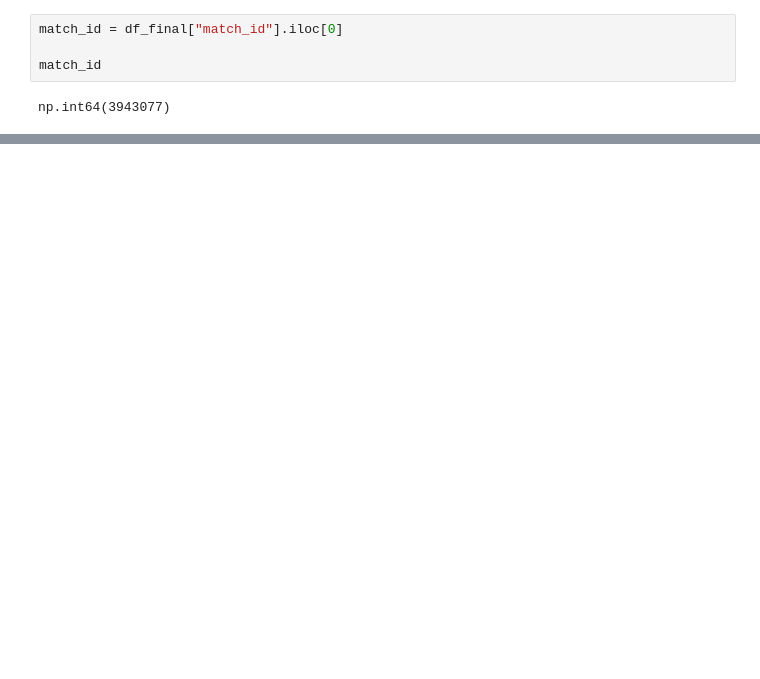
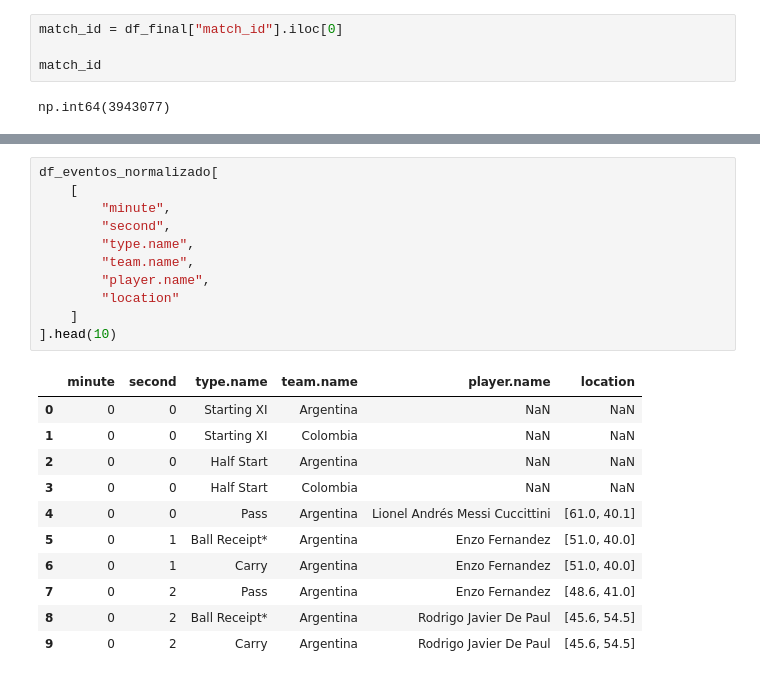
Before and after one commit to manupardo29/football-match-analysis, a Jupyter notebook: notebooks/01_primer_analisis.ipynb, the cells around one changed output, grey strips where cells are left out. Saved outputs shown, nothing was run; the diff lists cells and outputs as text; blank space fills up the shorter version.

```diff
--- a/notebooks/01_primer_analisis.ipynb
+++ b/notebooks/01_primer_analisis.ipynb
@@ -108,0 +107,23 @@ np.int64(3943077)
+# %%
+df_eventos_normalizado[
+    [
+        "minute",
+        "second",
+        "type.name",
+        "team.name",
+        "player.name",
+        "location"
+    ]
+].head(10)
+# %% [output]
+|  | minute | second | type.name | team.name | player.name | location |
+| 0 | 0 | 0 | Starting XI | Argentina | NaN | NaN |
+| 1 | 0 | 0 | Starting XI | Colombia | NaN | NaN |
+| 2 | 0 | 0 | Half Start | Argentina | NaN | NaN |
+| 3 | 0 | 0 | Half Start | Colombia | NaN | NaN |
+| 4 | 0 | 0 | Pass | Argentina | Lionel Andrés Messi Cuccittini | [61.0, 40.1] |
+| 5 | 0 | 1 | Ball Receipt* | Argentina | Enzo Fernandez | [51.0, 40.0] |
+| 6 | 0 | 1 | Carry | Argentina | Enzo Fernandez | [51.0, 40.0] |
+| 7 | 0 | 2 | Pass | Argentina | Enzo Fernandez | [48.6, 41.0] |
+| 8 | 0 | 2 | Ball Receipt* | Argentina | Rodrigo Javier De Paul | [45.6, 54.5] |
+| 9 | 0 | 2 | Carry | Argentina | Rodrigo Javier De Paul | [45.6, 54.5] |
```
Also changed, not shown: parts of 24 cells of this notebook.
